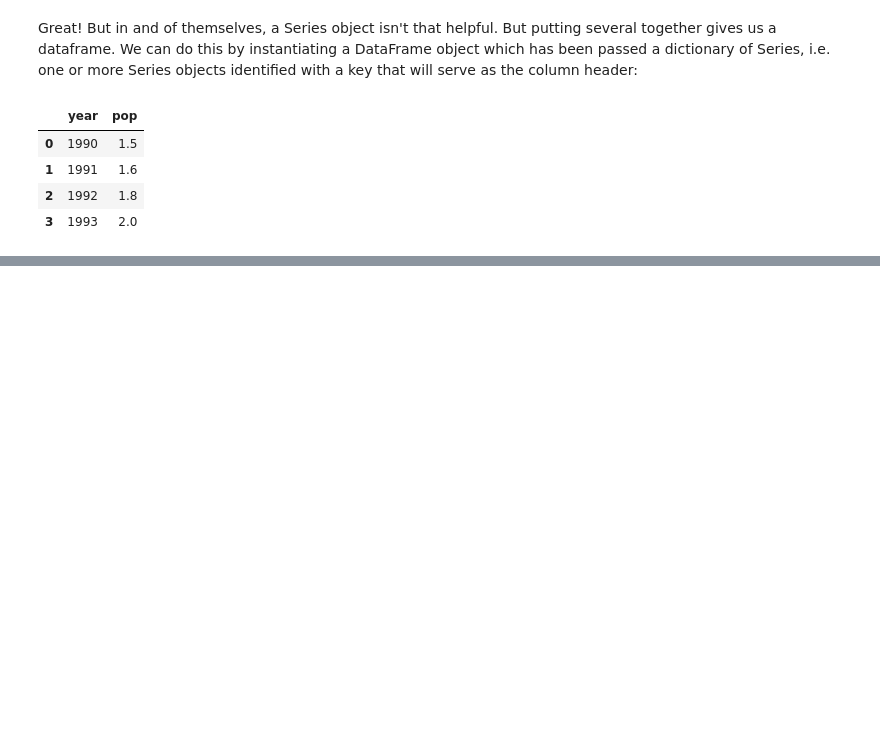
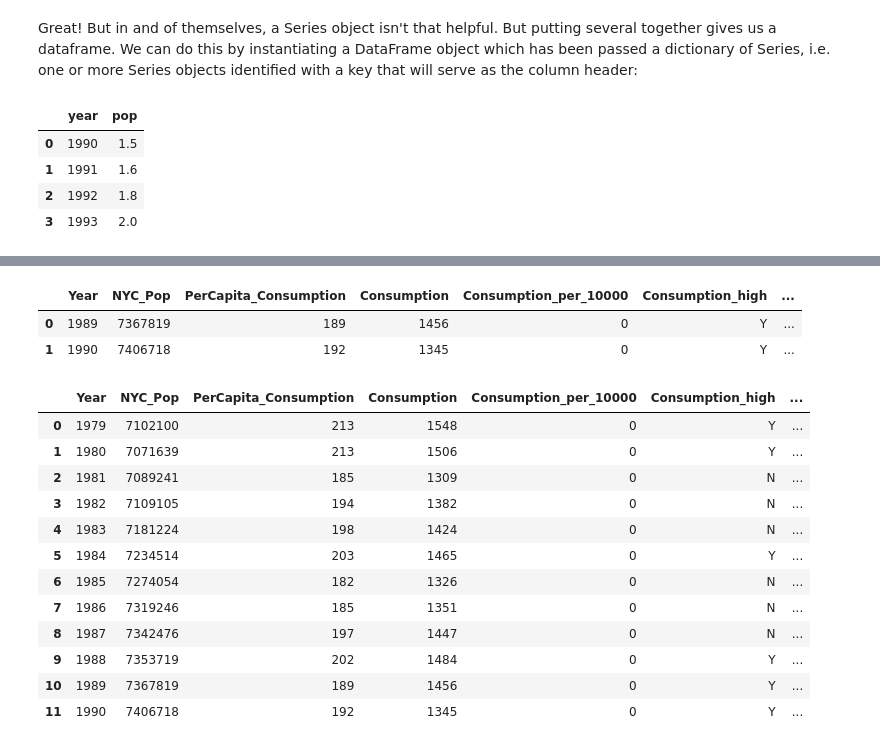
Before and after one commit to NYU-DataServices/startingpandas, a Jupyter notebook: session-notebook-complete.ipynb, the cells around one changed output, grey strips where cells are left out. Cells and saved outputs as stored; diff of their text form; code cells hidden in the pictures; blank space fills up the shorter version.

```diff
--- a/session-notebook-complete.ipynb
+++ b/session-notebook-complete.ipynb
@@ -212,0 +535,12 @@ dtype: float64
+# %%
+# Alternative using a function you write yourself. We use axis=0 here to apply this function
+
+def check_if_high(in_val):
+    if in_val > 200:
+        return "Y"
+    else:
+        return "N"
+
+df_from_csv["Consumption_high"] = df_from_csv["PerCapita_Consumption"].apply(check_if_high)
+
+df_from_csv.head(5)
@@ -212,0 +554,6 @@ dtype: float64
+# %%
+# And a final example, using a quick lambda function
+
+df_from_csv["Total_sum"] = df_from_csv["Consumption"].apply(lambda x: x+1000)
+
+df_from_csv.head(5)
@@ -212,0 +573,10 @@ dtype: float64
+# %%
+# Constructing a second table with a plan to use "Year" as our common key
+
+nyc_pop_density = pd.DataFrame([[1979,8.9],[1980,8.1],[1981,7.4],[1982,7.2],
+ [1983,6.5],[1984,6.5],[1985,6.0],[1986,5.8],
+[1987,5.5],[1988,5.4]], columns=["pop_year","density_per_5000"])
+
+nyc_water_consumption = df_from_csv.loc[df_from_csv.Year < 1989]
+
+nyc_pop_density
@@ -212,0 +629,34 @@ dtype: float64
+# %%
+# Let's say we have a second dataframe with the same type of data, using the same columns.
+# We perform a concatenation in which the second dataframe becomes additional roles on the original
+
+additional_df = pd.DataFrame([[1989,7367819, 189, 1456, 0, "Y", 2456],[1990,7406718, 192, 1345, 0, "Y", "2345"]],
+                         columns=["Year","NYC_Pop","PerCapita_Consumption",
+                                  "Consumption","Consumption_per_10000","Consumption_high","Total_sum"])
+
+additional_df
+# %% [output]
+|  | Year | NYC_Pop | PerCapita_Consumption | Consumption | Consumption_per_10000 | Consumption_high | ... |
+| 0 | 1989 | 7367819 | 189 | 1456 | 0 | Y | ... |
+| 1 | 1990 | 7406718 | 192 | 1345 | 0 | Y | ... |
+# %%
+# The resulting dataframe will preserve the original row indices of the original respective dataframes
+# To reset the index, we pass an additional parameter: ignore_index=True
+
+concat_df = pd.concat([nyc_water_consumption, additional_df], ignore_index=True)
+
+concat_df
+# %% [output]
+|  | Year | NYC_Pop | PerCapita_Consumption | Consumption | Consumption_per_10000 | Consumption_high | ... |
+| 0 | 1979 | 7102100 | 213 | 1548 | 0 | Y | ... |
+| 1 | 1980 | 7071639 | 213 | 1506 | 0 | Y | ... |
+| 2 | 1981 | 7089241 | 185 | 1309 | 0 | N | ... |
+| 3 | 1982 | 7109105 | 194 | 1382 | 0 | N | ... |
+| 4 | 1983 | 7181224 | 198 | 1424 | 0 | N | ... |
+| 5 | 1984 | 7234514 | 203 | 1465 | 0 | Y | ... |
+| 6 | 1985 | 7274054 | 182 | 1326 | 0 | N | ... |
+| 7 | 1986 | 7319246 | 185 | 1351 | 0 | N | ... |
+| 8 | 1987 | 7342476 | 197 | 1447 | 0 | N | ... |
+| 9 | 1988 | 7353719 | 202 | 1484 | 0 | Y | ... |
+| 10 | 1989 | 7367819 | 189 | 1456 | 0 | Y | ... |
+| 11 | 1990 | 7406718 | 192 | 1345 | 0 | Y | ... |
```
Also changed, not shown: parts of 58 cells of this notebook.
